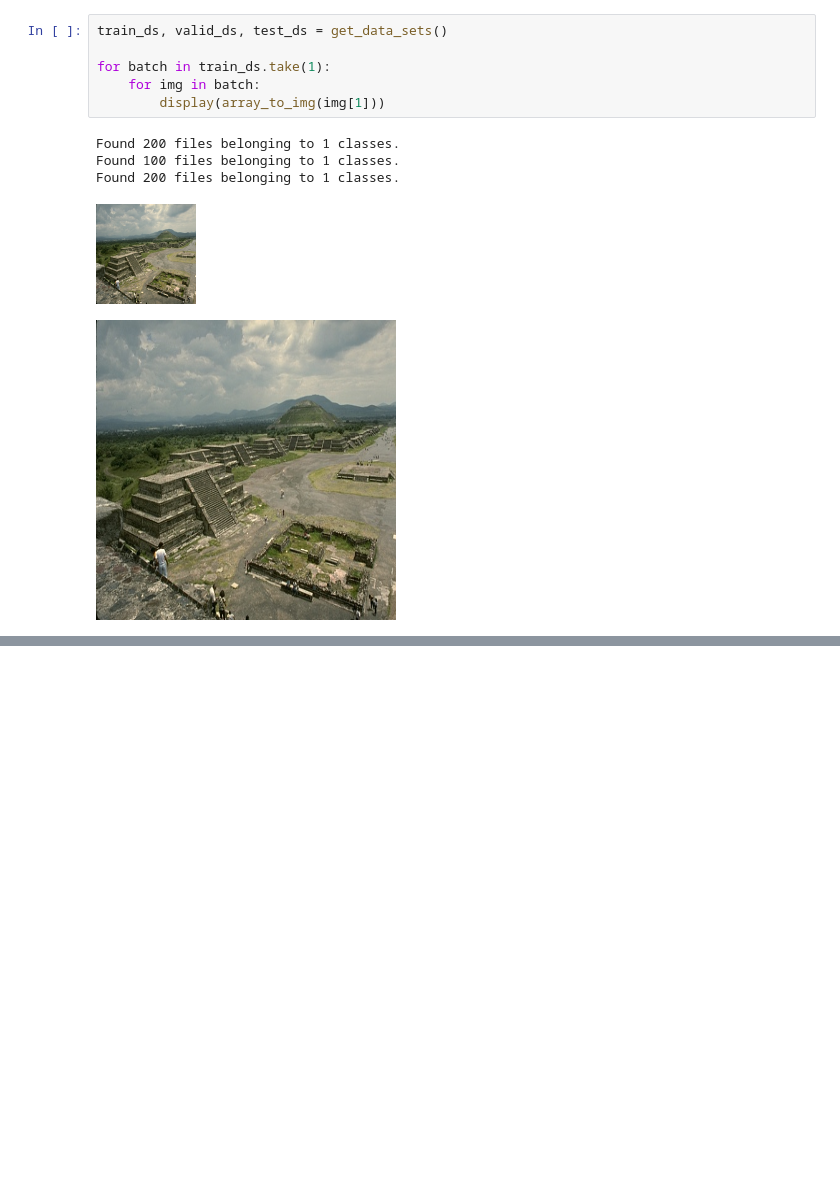
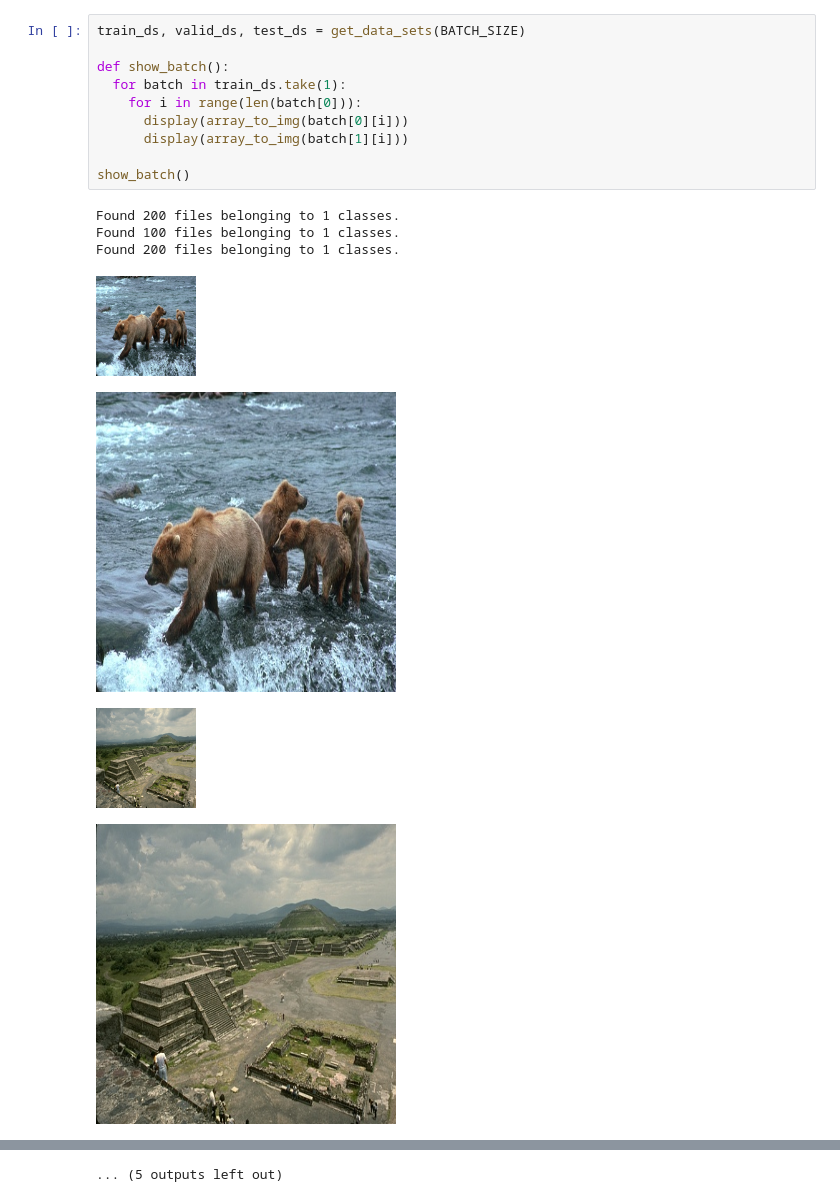
Before and after one commit to Carlos0196/cnn-gan-superresolution, a Jupyter notebook: notebooks/CNN.ipynb, the cells around one changed output, grey strips where cells are left out. Saved outputs shown, nothing was run; the diff lists cells and outputs as text; blank space fills up the shorter version.

```diff
--- a/notebooks/CNN.ipynb
+++ b/notebooks/CNN.ipynb
@@ -67,12 +125,18 @@ data_preprocessing.py
 # %%
-train_ds, valid_ds, test_ds = get_data_sets()
+train_ds, valid_ds, test_ds = get_data_sets(BATCH_SIZE)
 
-for batch in train_ds.take(1):
-    for img in batch:
-        display(array_to_img(img[1]))
+def show_batch():
+  for batch in train_ds.take(1):
+    for i in range(len(batch[0])):
+      display(array_to_img(batch[0][i]))
+      display(array_to_img(batch[1][i]))
+
+show_batch()
 # %% [output]
 Found 200 files belonging to 1 classes.
 Found 100 files belonging to 1 classes.
 Found 200 files belonging to 1 classes.
-[figure, old version]
+[figure, new version]
-[figure, old version]
+[figure, new version]
+[figure, added]
+[figure, added]
@@ -78,0 +150 @@ Found 200 files belonging to 1 classes.
+... (5 outputs left out)
```
Also changed, not shown: parts of 16 cells of this notebook, 1 other file.
